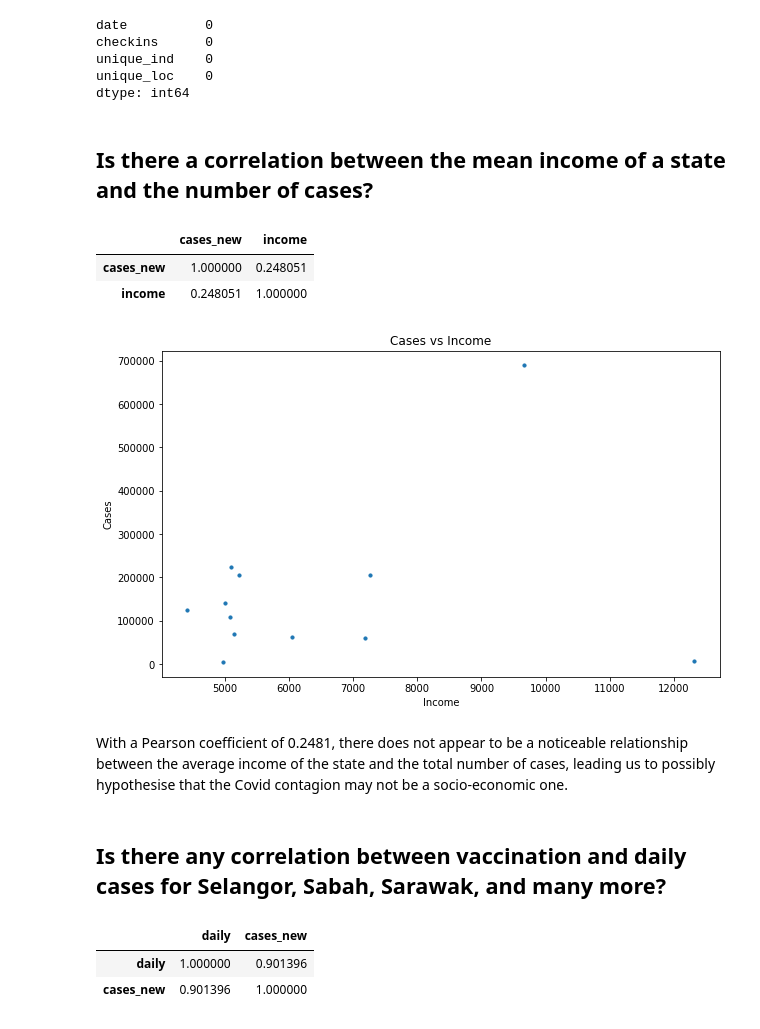
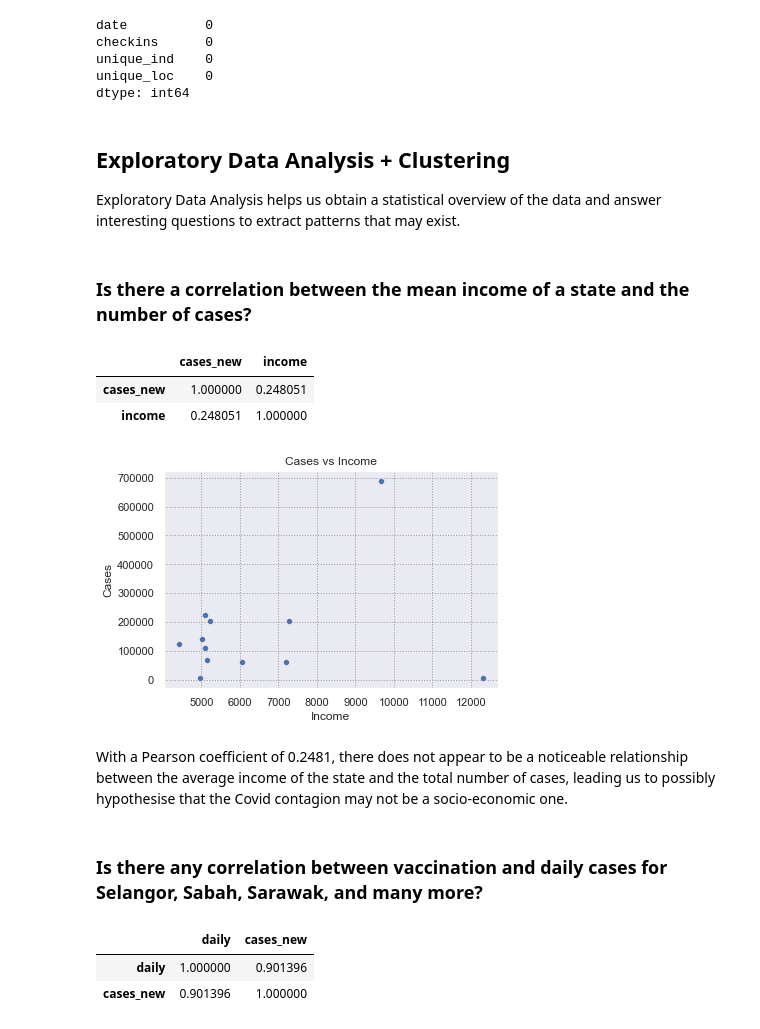
Before and after one commit to sidharrth2002/covid-streamlit-2, a Jupyter notebook: exploration.ipynb, the cells around one changed output. Saved outputs shown, nothing was run; the diff lists cells and outputs as text; code cells hidden in the pictures.

Commit message:
reorganise questions

```diff
--- a/exploration.ipynb
+++ b/exploration.ipynb
@@ -157,4 +145,4 @@ cases_adult         16
 cases_elderly       16
 dtype: int64
 # %%
-cases_state.drop_duplicates()
+cases_state.drop_duplicates(inplace=True)
@@ -980,6 +493,10 @@ checkins      0
 unique_ind    0
 unique_loc    0
 dtype: int64
+# %% [markdown]
+## Exploratory Data Analysis + Clustering
+
+Exploratory Data Analysis helps us obtain a statistical overview of the data and answer interesting questions to extract patterns that may exist.
 # %% [markdown]
-## Is there a correlation between the mean income of a state and the number of cases?
+### Is there a correlation between the mean income of a state and the number of cases?
 # %%
@@ -994,16 +513,16 @@ cases_income[['cases_new', 'income']].corr(method='pearson')
 | income | 0.248051 | 1.000000 |
 # %%
 # plot relationship between cases_new and income
-plt.figure(figsize=(10,6))
-plt.scatter(cases_income['income'], cases_income['cases_new'], s=10)
+sns.set_style("darkgrid", {"grid.color": ".6", "grid.linestyle": ":"})
+sns.scatterplot(x='income', y='cases_new', data=cases_income)
 plt.xlabel('Income')
 plt.ylabel('Cases')
 plt.title('Cases vs Income')
 plt.show()
 # %% [output]
-[figure, old version]
+[figure, new version]
 # %% [markdown]
 With a Pearson coefficient of 0.2481, there does not appear to be a noticeable relationship between the average income of the state and the total number of cases, leading us to possibly hypothesise that the Covid contagion may not be a socio-economic one.
 # %% [markdown]
-## Is there any correlation between vaccination and daily cases for Selangor, Sabah, Sarawak, and many more?
+### Is there any correlation between vaccination and daily cases for Selangor, Sabah, Sarawak, and many more?
 # %%
```
Also changed, not shown: parts of 196 cells of this notebook, 1 other file.
